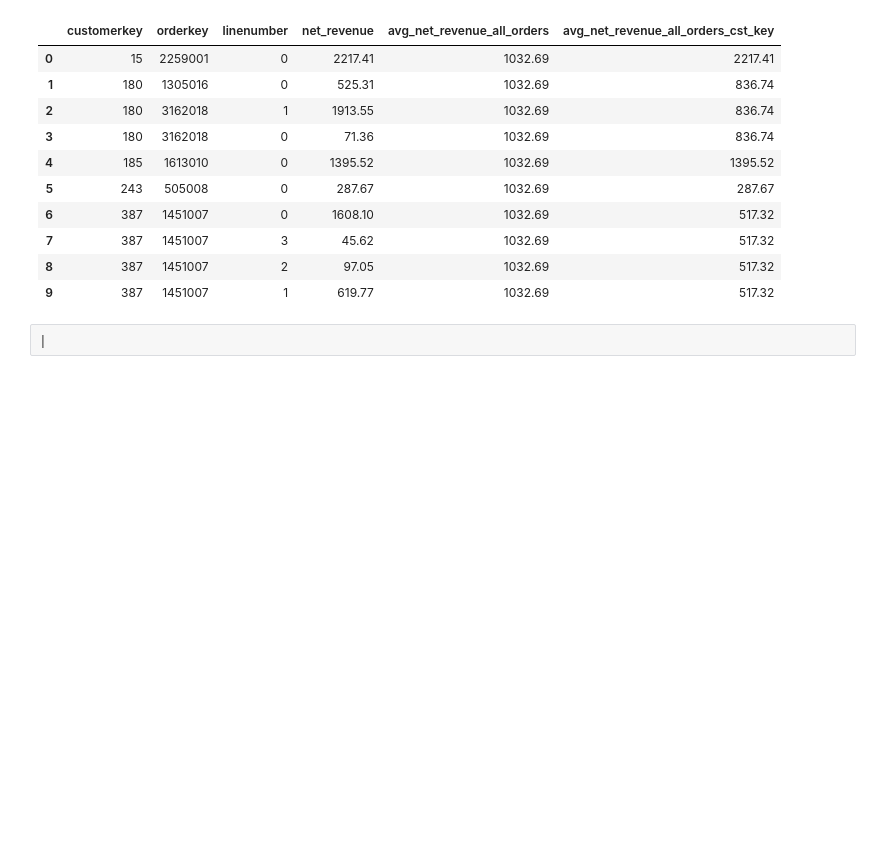
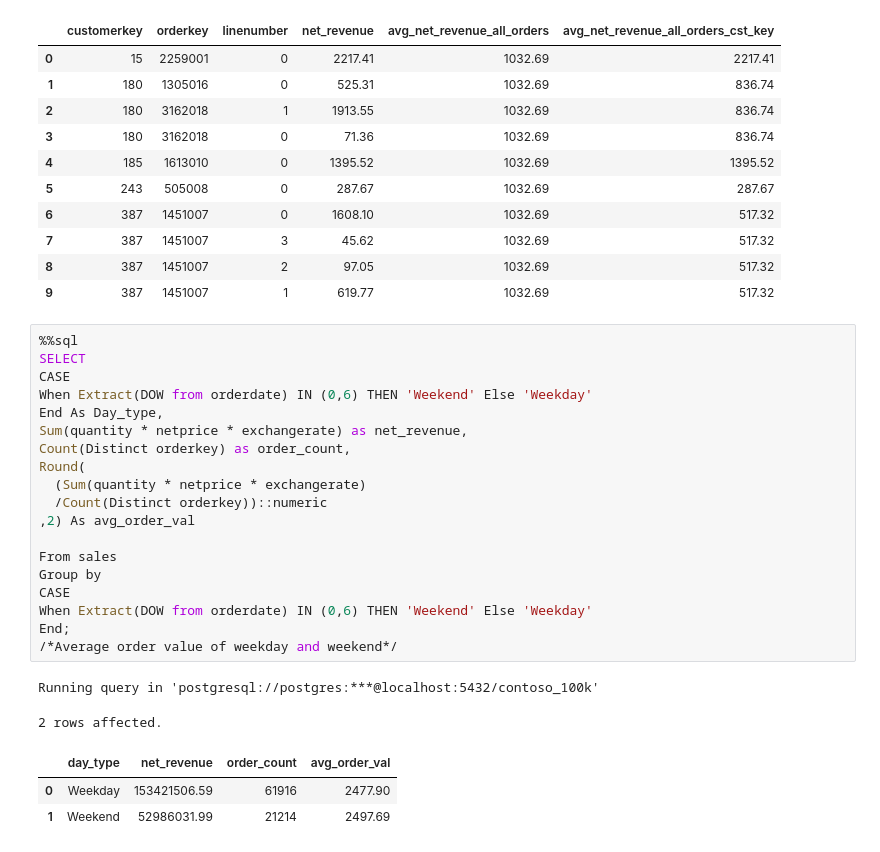
Before and after one commit to C0deB3ast/Data_analysis_work, a Jupyter notebook: Resources/Blank_SQL_Notebook.ipynb, the cells around one changed output. Cells and saved outputs as stored; diff of their text form; blank space fills up the shorter version.

```diff
--- a/Resources/Blank_SQL_Notebook.ipynb
+++ b/Resources/Blank_SQL_Notebook.ipynb
@@ -881,5 +883,28 @@ Running query in 'postgresql://postgres:***@localhost:5432/contoso_100k'
 | 7 | 387 | 1451007 | 3 | 45.62 | 1032.69 | 517.32 |
 | 8 | 387 | 1451007 | 2 | 97.05 | 1032.69 | 517.32 |
 | 9 | 387 | 1451007 | 1 | 619.77 | 1032.69 | 517.32 |
-# %%
-|
+# %%
+%%sql
+SELECT
+CASE
+When Extract(DOW from orderdate) IN (0,6) THEN 'Weekend' Else 'Weekday'
+End As Day_type,
+Sum(quantity * netprice * exchangerate) as net_revenue,
+Count(Distinct orderkey) as order_count,
+Round(
+  (Sum(quantity * netprice * exchangerate)
+  /Count(Distinct orderkey))::numeric
+,2) As avg_order_val
+
+From sales
+Group by
+CASE
+When Extract(DOW from orderdate) IN (0,6) THEN 'Weekend' Else 'Weekday'
+End;
+/*Average order value of weekday and weekend*/
+# %% [output]
+Running query in 'postgresql://postgres:***@localhost:5432/contoso_100k'
+2 rows affected.
+|  | day_type | net_revenue | order_count | avg_order_val |
+| 0 | Weekday | 153421506.59 | 61916 | 2477.90 |
+| 1 | Weekend | 52986031.99 | 21214 | 2497.69 |
```
Also changed, not shown: parts of 1 cell of this notebook.
